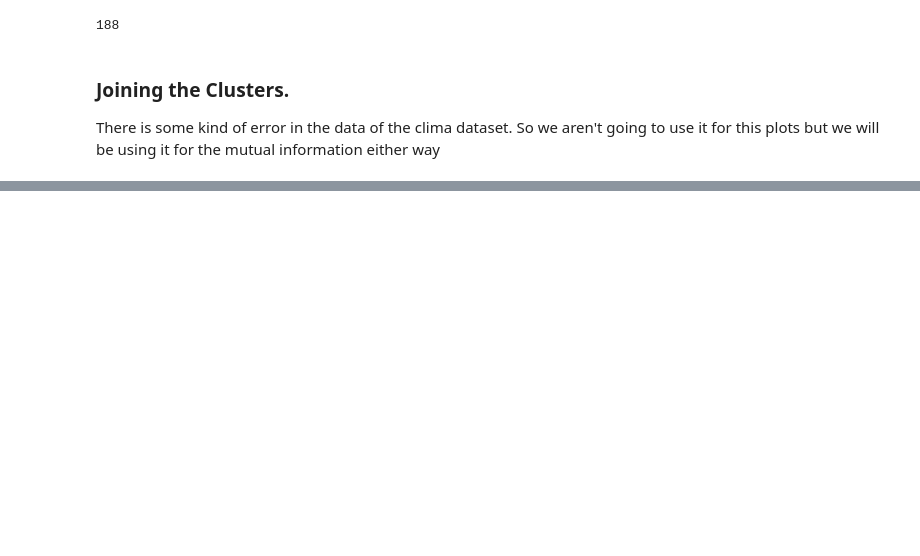
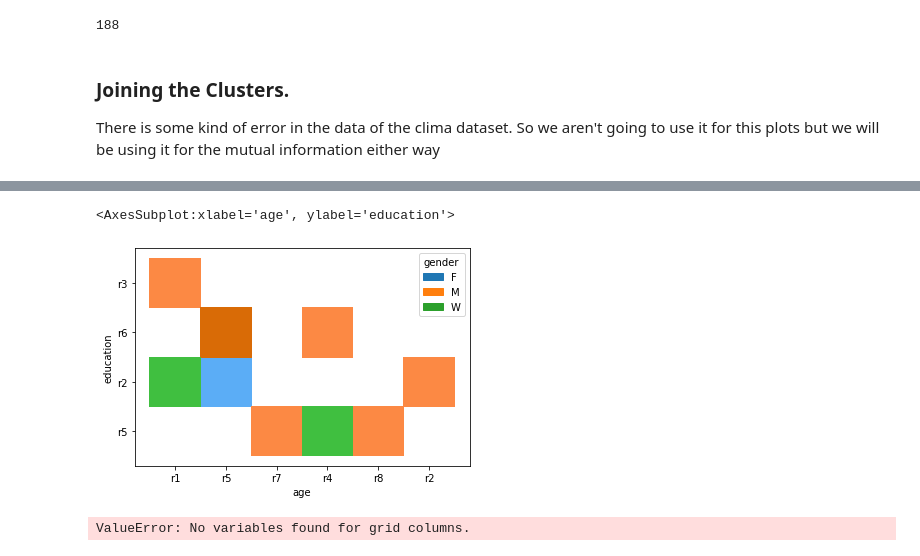
Before and after one commit to menektoni/TfG, a Jupyter notebook: cluster.ipynb, the cells around one changed output, grey strips where cells are left out. Cells and saved outputs as stored; diff of their text form; code cells hidden in the pictures; blank space fills up the shorter version.

```diff
--- a/cluster.ipynb
+++ b/cluster.ipynb
@@ -455,0 +415,9 @@ ConversionError: Failed to convert value(s) to axis units: 0      r2
+# %%
+sns.histplot(total_demographic[total_demographic['cluster']==2], x='age', y='education', hue='gender')
+# %% [output]
+<AxesSubplot:xlabel='age', ylabel='education'>
+[figure, added]
+# %%
+sns.pairplot(total_demographic, x='age', y='education', hue='cluster')
+# %% [output]
+ValueError: No variables found for grid columns.
```
Also changed, not shown: parts of 8 cells of this notebook.
